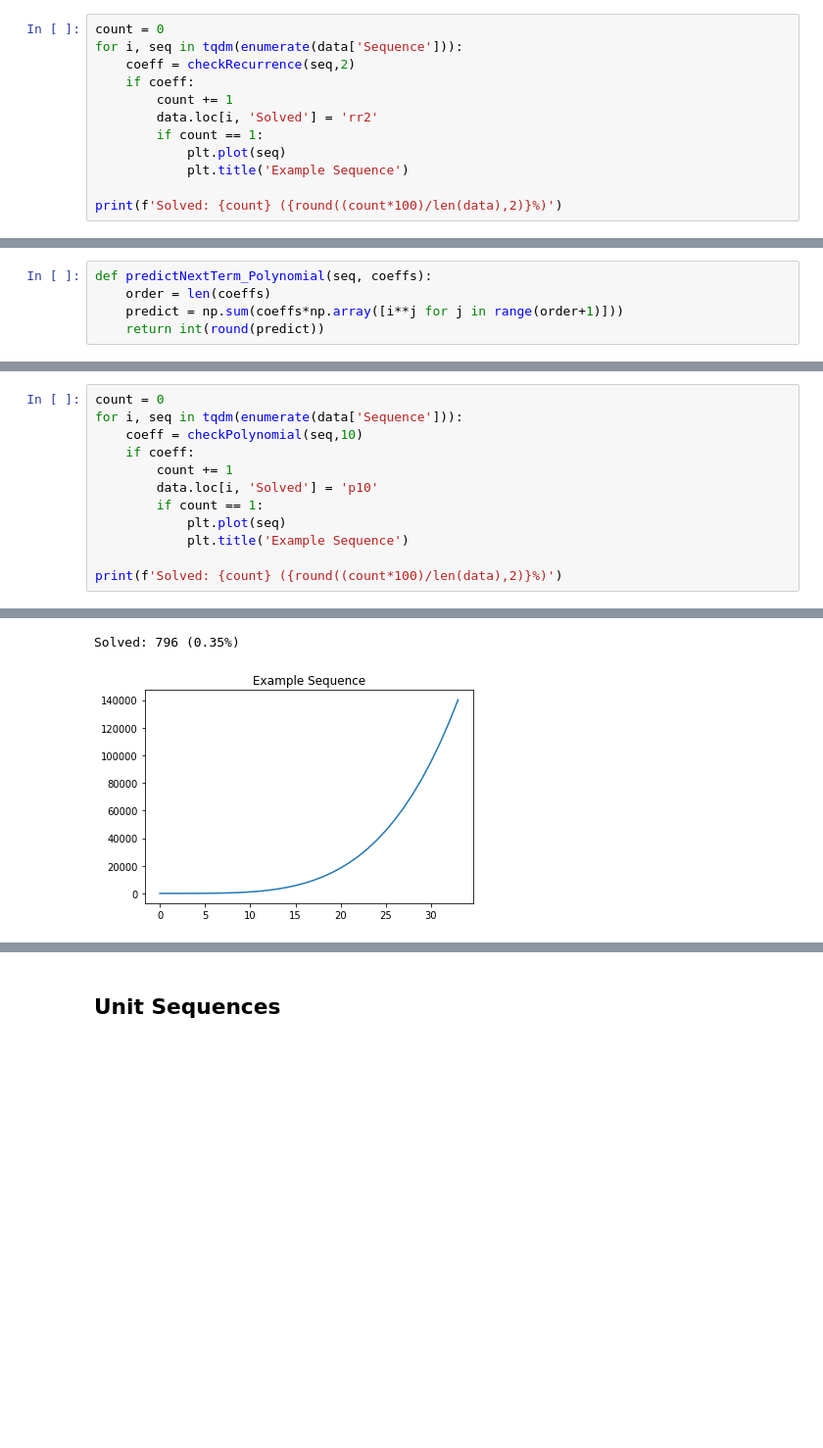
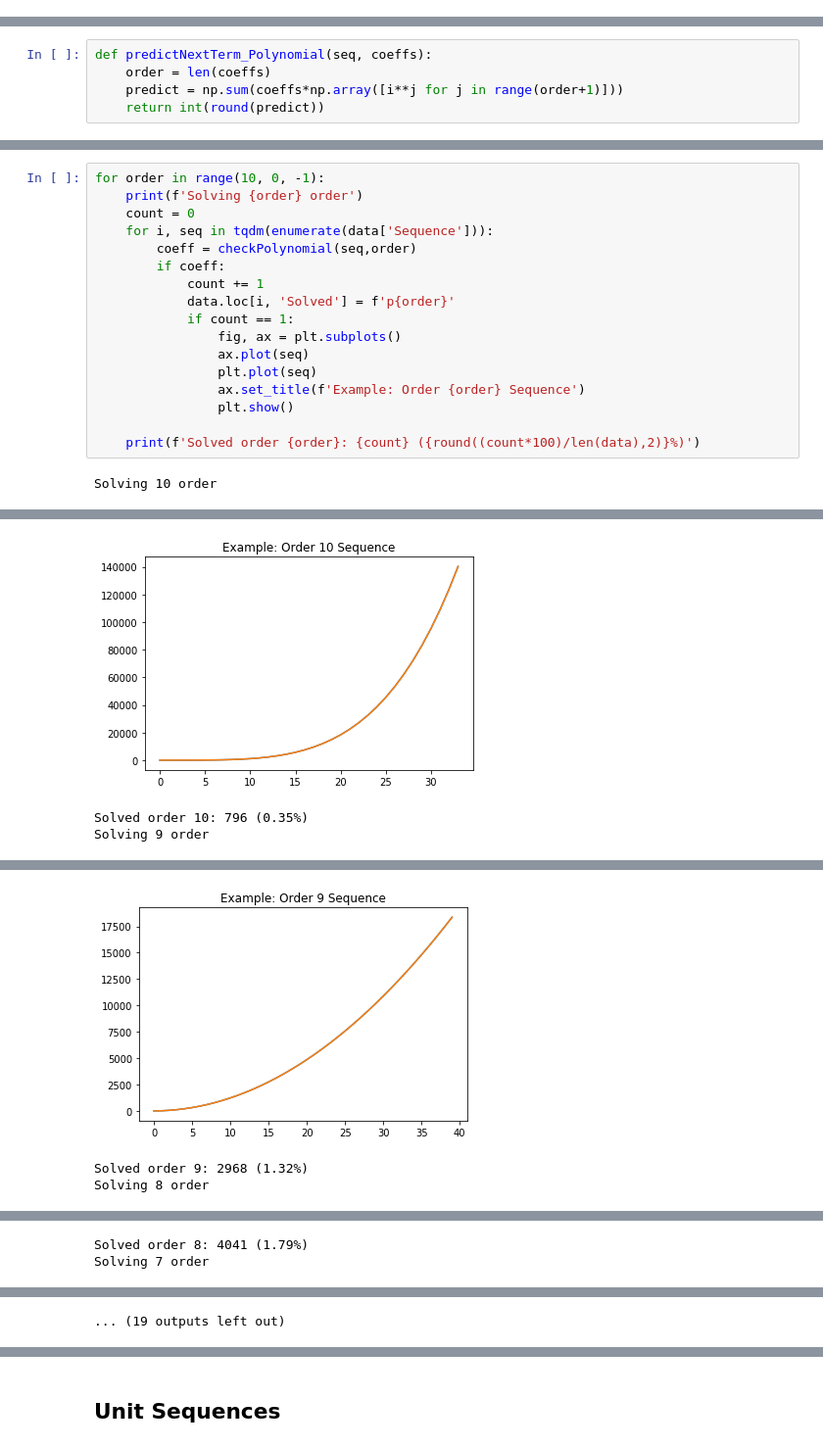
Before and after one commit to Ritvik19/Integer-Sequence-Learning, a Jupyter notebook: Analysis.ipynb, the cells around one changed output, grey strips where cells are left out. Shown at 98% size. Drawn from its saved outputs; the diff is of its cells as text; blank space fills up the shorter version.

```diff
--- a/Analysis.ipynb
+++ b/Analysis.ipynb
@@ -284,12 +173,0 @@ Solved: 3838 (1.7%)
-# %%
-count = 0
-for i, seq in tqdm(enumerate(data['Sequence'])):
-    coeff = checkRecurrence(seq,2)
-    if coeff:
-        count += 1
-        data.loc[i, 'Solved'] = 'rr2'
-        if count == 1:
-            plt.plot(seq)
-            plt.title('Example Sequence')
-
-print(f'Solved: {count} ({round((count*100)/len(data),2)}%)')
@@ -335,16 +209,23 @@ def predictNextTerm_Polynomial(seq, coeffs):
 # %%
-count = 0
-for i, seq in tqdm(enumerate(data['Sequence'])):
-    coeff = checkPolynomial(seq,10)
-    if coeff:
-        count += 1
-        data.loc[i, 'Solved'] = 'p10'
-        if count == 1:
-            plt.plot(seq)
-            plt.title('Example Sequence')
+for order in range(10, 0, -1):
+    print(f'Solving {order} order')
+    count = 0
+    for i, seq in tqdm(enumerate(data['Sequence'])):
+        coeff = checkPolynomial(seq,order)
+        if coeff:
+            count += 1
+            data.loc[i, 'Solved'] = f'p{order}'
+            if count == 1:
+                fig, ax = plt.subplots()
+                ax.plot(seq)
+                plt.plot(seq)
+                ax.set_title(f'Example: Order {order} Sequence')
+                plt.show()
 
-print(f'Solved: {count} ({round((count*100)/len(data),2)}%)')
+    print(f'Solved order {order}: {count} ({round((count*100)/len(data),2)}%)')
 # %% [output]
+Solving 10 order
 [interactive output not drawn]
-Solved: 796 (0.35%)
-[figure, old version]
+[figure, new version]
+Solved order 10: 796 (0.35%)
+Solving 9 order
@@ -350,0 +233,3 @@ Solved: 796 (0.35%)
+[figure, added]
+Solved order 9: 2968 (1.32%)
+Solving 8 order
@@ -350,0 +238,2 @@ Solved: 796 (0.35%)
+Solved order 8: 4041 (1.79%)
+Solving 7 order
@@ -350,0 +242 @@ Solved: 796 (0.35%)
+... (19 outputs left out)
```
Also changed, not shown: parts of 39 cells of this notebook.
